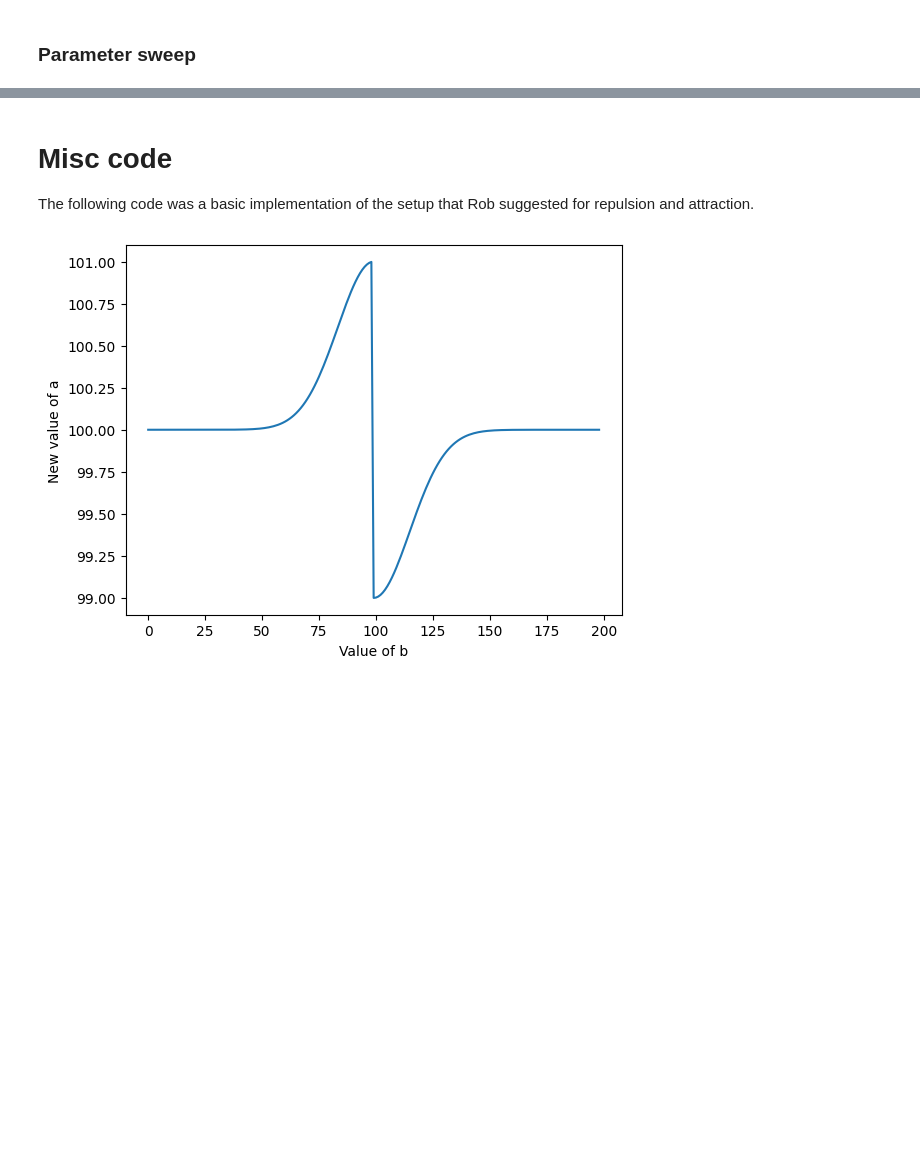
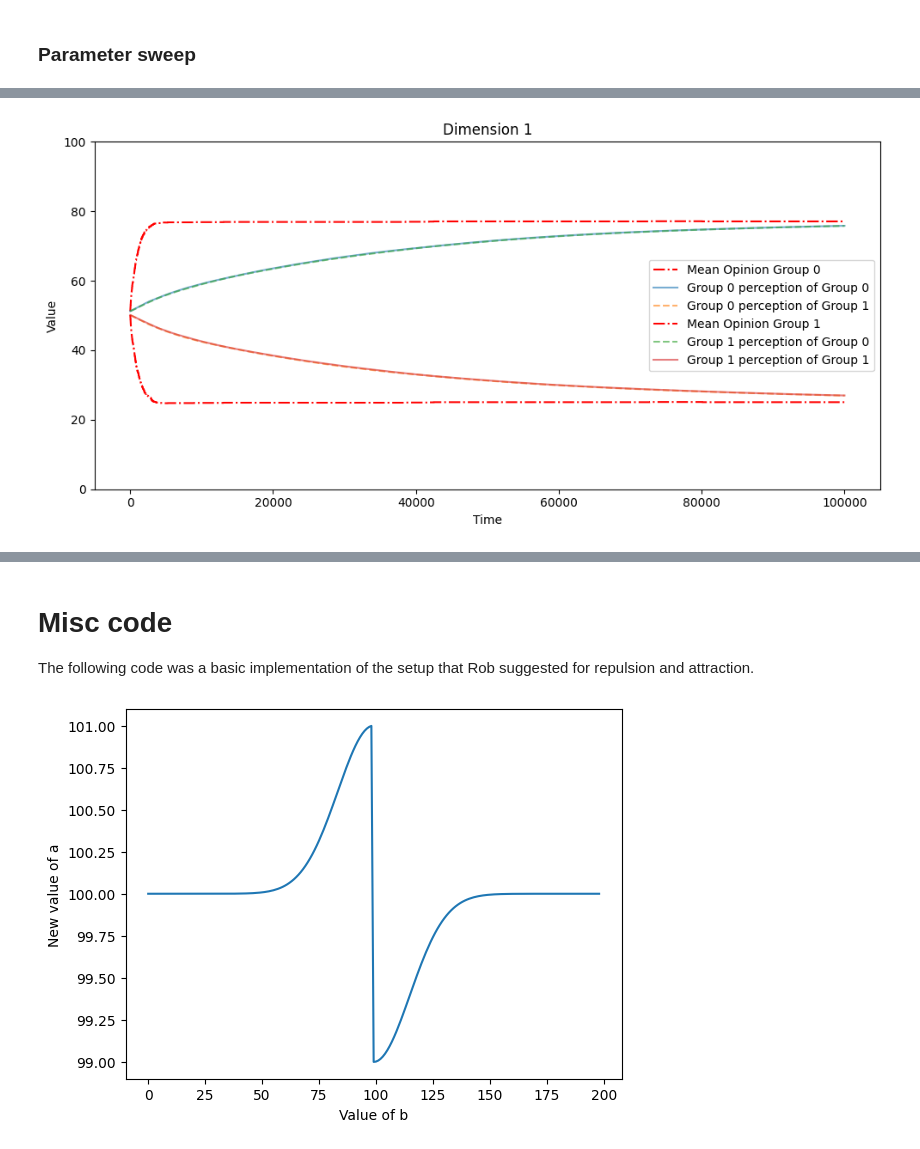
Before and after one commit to vincentmwong/groupshift-model, a Jupyter notebook: Groupshift_Model_Fast.ipynb, the cells around one changed output, grey strips where cells are left out. Cells and saved outputs as stored; diff of their text form; code cells hidden in the pictures; blank space fills up the shorter version.

```diff
--- a/Groupshift_Model_Fast.ipynb
+++ b/Groupshift_Model_Fast.ipynb
@@ -1244,0 +1543,29 @@ TypeError: ignored
+# %%
+num_nodes = 1000
+num_groups = 2
+timesteps = 100000
+dims = 1
+lowvalence = 0
+highvalence = 100
+aWidth = 50
+rWidth = 7
+
+#   Node opinion matrix
+N = np.random.uniform(0, 100, size=(num_nodes, dims))
+
+#   N_adj matrix
+N_adj = np.zeros((num_nodes, timesteps))
+N_adj[:,0] = np.random.randint(0,num_groups,size=(num_nodes))
+
+G = np.zeros((num_nodes, num_groups, dims, timesteps))
+
+#=======================================================
+# Initial state
+#=======================================================
+
+testSim = GroupshiftSim(G, N, N_adj, lowvalence, highvalence, aWidth, rWidth)
+testSim.runSimulation()
+# %%
+testSim.plot_group_values2()
+# %% [output]
+[figure, added]
```
Also changed, not shown: parts of 19 cells of this notebook.
